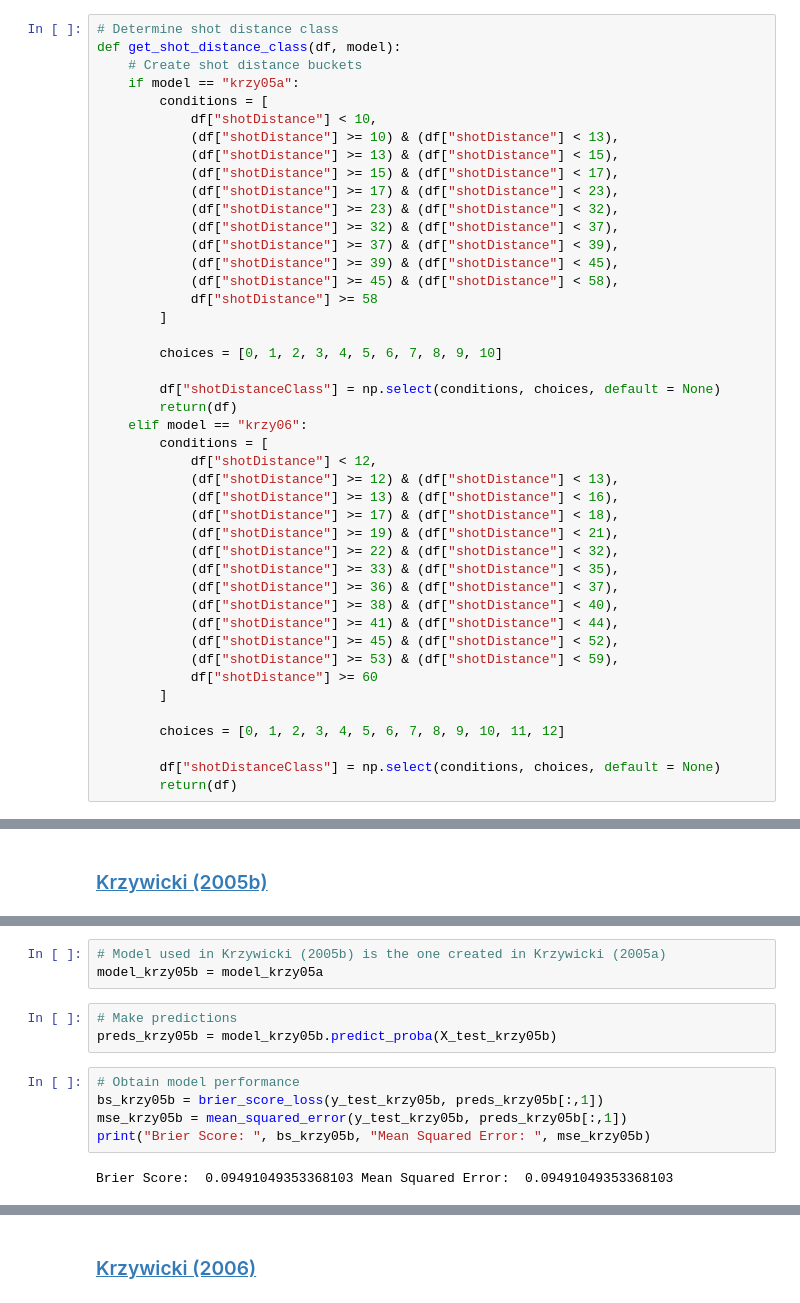
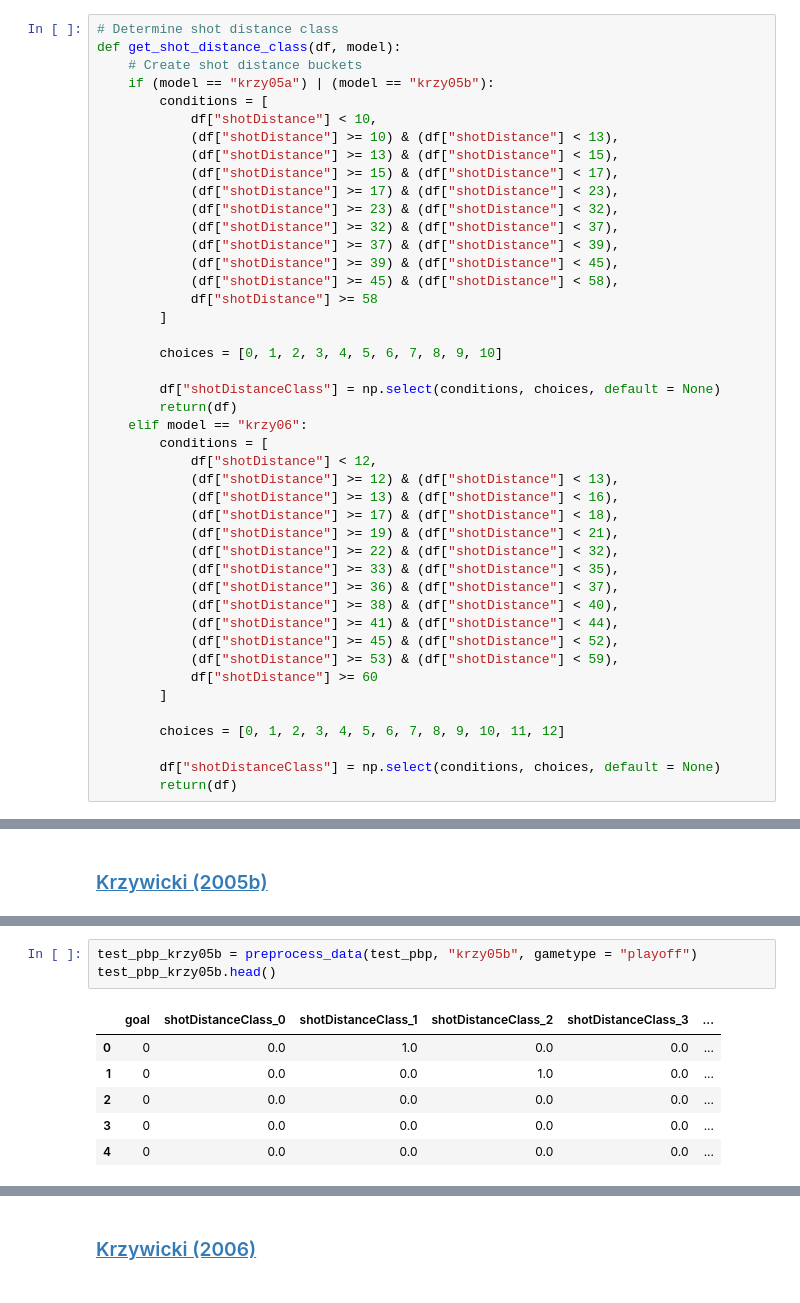
Before and after one commit to rromaniuk31/PhD-Research, a Jupyter notebook: Create_Historical_Models.ipynb, the cells around one changed output, grey strips where cells are left out. Saved outputs shown, nothing was run; the diff lists cells and outputs as text.

Commit message:
Update Krzy05b with preprocessing function

```diff
--- a/Create_Historical_Models.ipynb
+++ b/Create_Historical_Models.ipynb
@@ -61,7 +61,7 @@ def get_shot_distance(row):
 # Determine shot distance class
 def get_shot_distance_class(df, model):
     # Create shot distance buckets
-    if model == "krzy05a":
+    if (model == "krzy05a") | (model == "krzy05b"):
         conditions = [
             df["shotDistance"] < 10,
             (df["shotDistance"] >= 10) & (df["shotDistance"] < 13),
@@ -405,13 +331,10 @@ y_test_krzy05b = test_pbp_krzy05b["goal"]
-# %%
-# Model used in Krzywicki (2005b) is the one created in Krzywicki (2005a)
-model_krzy05b = model_krzy05a
-# %%
-# Make predictions
-preds_krzy05b = model_krzy05b.predict_proba(X_test_krzy05b)
-# %%
-# Obtain model performance
-bs_krzy05b = brier_score_loss(y_test_krzy05b, preds_krzy05b[:,1])
-mse_krzy05b = mean_squared_error(y_test_krzy05b, preds_krzy05b[:,1])
-print("Brier Score: ", bs_krzy05b, "Mean Squared Error: ", mse_krzy05b)
-# %% [output]
-Brier Score:  0.09491049353368103 Mean Squared Error:  0.09491049353368103
+# %%
+test_pbp_krzy05b = preprocess_data(test_pbp, "krzy05b", gametype = "playoff")
+test_pbp_krzy05b.head()
+# %% [output]
+|  | goal | shotDistanceClass_0 | shotDistanceClass_1 | shotDistanceClass_2 | shotDistanceClass_3 | ... |
+| 0 | 0 | 0.0 | 1.0 | 0.0 | 0.0 | ... |
+| 1 | 0 | 0.0 | 0.0 | 1.0 | 0.0 | ... |
+| 2 | 0 | 0.0 | 0.0 | 0.0 | 0.0 | ... |
+| 3 | 0 | 0.0 | 0.0 | 0.0 | 0.0 | ... |
+| 4 | 0 | 0.0 | 0.0 | 0.0 | 0.0 | ... |
```
Also changed, not shown: parts of 17 cells of this notebook.
